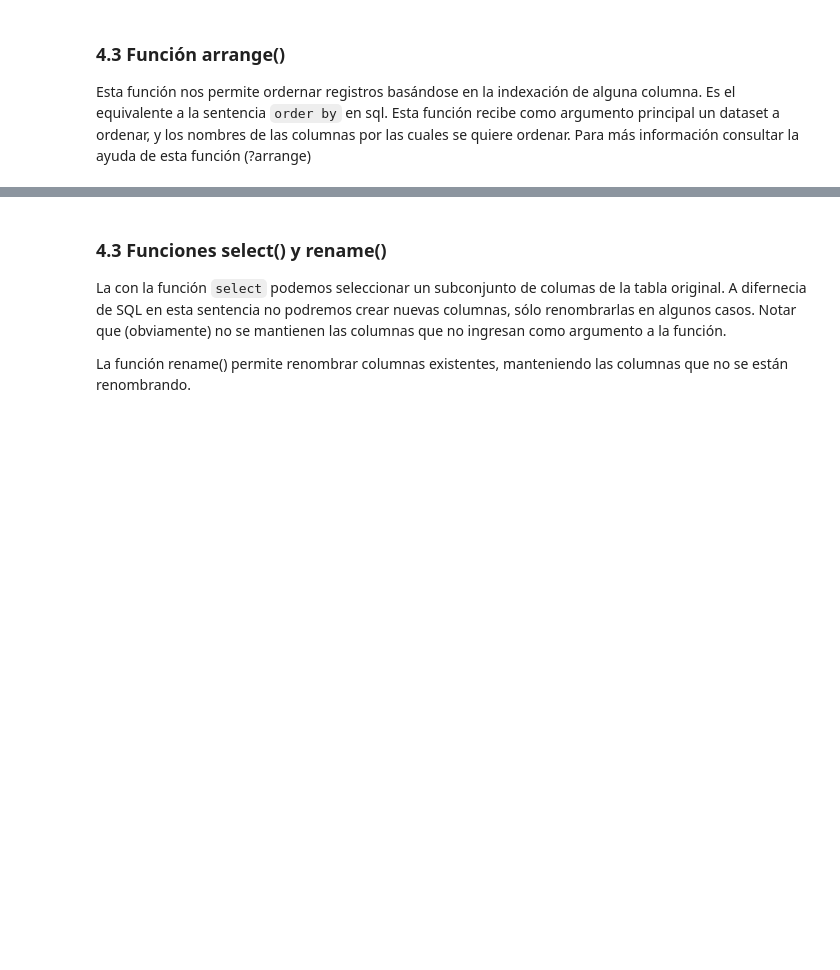
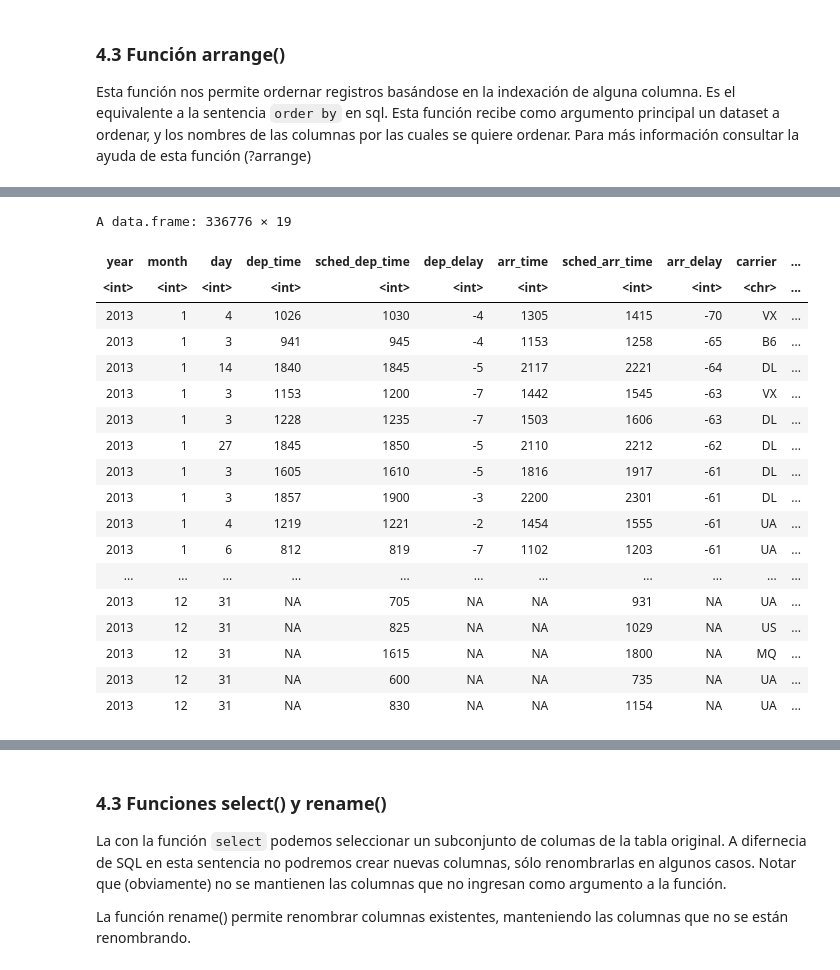
Before and after one commit to majorquev/DBDC_202504_Programacion_en_R_para_ciencia_de_datos, a Jupyter notebook: Clases/Clase3/Clase3_01_manipulacion_de_tablas_I.ipynb, the cells around one changed output, grey strips where cells are left out. Cells and saved outputs as stored; diff of their text form; code cells hidden in the pictures; blank space fills up the shorter version.

```diff
--- a/Clases/Clase3/Clase3_01_manipulacion_de_tablas_I.ipynb
+++ b/Clases/Clase3/Clase3_01_manipulacion_de_tablas_I.ipynb
@@ -87,5 +67,5 @@ A data.frame: 336776 × 19
 # %%
 # Podmeos cargar un csv desde la web
-vuelos_web <- read.csv("https://raw.githubusercontent.com/majorquev/DBDC_202504_Programacion_en_R_para_ciencia_de_datos/refs/heads/main/Clases/Clase3/Datasets/flights.csv" ,header = T)
+vuelos <- read.csv("https://raw.githubusercontent.com/majorquev/DBDC_202504_Programacion_en_R_para_ciencia_de_datos/refs/heads/main/Clases/Clase3/Datasets/flights.csv" ,header = T)
 # header = T, en este caso es redundante ya que read.csv define este parámetro como TRUE.
 # %%
@@ -166,0 +164,3 @@ summary(vuelos)
+# %%
+class(vuelos$origin)
+vuelos$origin <- as.factor(vuelos$origin)
@@ -166,0 +225,3 @@ summary(vuelos)
+# %%
+# Podemos volver a tipo character de ser necesario
+vuelos$origin <- as.character(vuelos$origin)
@@ -320,3 +456,25 @@ Esta función recibe como argumento principal un dataset a ordenar, y los nombre
 # %%
 # arrange() ----------------------------------------------------------------
 # Ejemplo, podemos ordenar la data flights por mes y arr_delay
+arrange(vuelos, month, arr_delay)
+# por defecto ordena de manera ascendente (de menor a mayor)
+# %% [output]
+A data.frame: 336776 × 19
+| year | month | day | dep_time | sched_dep_time | dep_delay | arr_time | sched_arr_time | arr_delay | carrier | ... |
+| <int> | <int> | <int> | <int> | <int> | <int> | <int> | <int> | <int> | <chr> | ... |
+| 2013 | 1 | 4 | 1026 | 1030 | -4 | 1305 | 1415 | -70 | VX | ... |
+| 2013 | 1 | 3 | 941 | 945 | -4 | 1153 | 1258 | -65 | B6 | ... |
+| 2013 | 1 | 14 | 1840 | 1845 | -5 | 2117 | 2221 | -64 | DL | ... |
+| 2013 | 1 | 3 | 1153 | 1200 | -7 | 1442 | 1545 | -63 | VX | ... |
+| 2013 | 1 | 3 | 1228 | 1235 | -7 | 1503 | 1606 | -63 | DL | ... |
+| 2013 | 1 | 27 | 1845 | 1850 | -5 | 2110 | 2212 | -62 | DL | ... |
+| 2013 | 1 | 3 | 1605 | 1610 | -5 | 1816 | 1917 | -61 | DL | ... |
+| 2013 | 1 | 3 | 1857 | 1900 | -3 | 2200 | 2301 | -61 | DL | ... |
+| 2013 | 1 | 4 | 1219 | 1221 | -2 | 1454 | 1555 | -61 | UA | ... |
+| 2013 | 1 | 6 | 812 | 819 | -7 | 1102 | 1203 | -61 | UA | ... |
+| ... | ... | ... | ... | ... | ... | ... | ... | ... | ... | ... |
+| 2013 | 12 | 31 | NA | 705 | NA | NA | 931 | NA | UA | ... |
+| 2013 | 12 | 31 | NA | 825 | NA | NA | 1029 | NA | US | ... |
+| 2013 | 12 | 31 | NA | 1615 | NA | NA | 1800 | NA | MQ | ... |
+| 2013 | 12 | 31 | NA | 600 | NA | NA | 735 | NA | UA | ... |
+| 2013 | 12 | 31 | NA | 830 | NA | NA | 1154 | NA | UA | ... |
```
Also changed, not shown: parts of 66 cells of this notebook.
